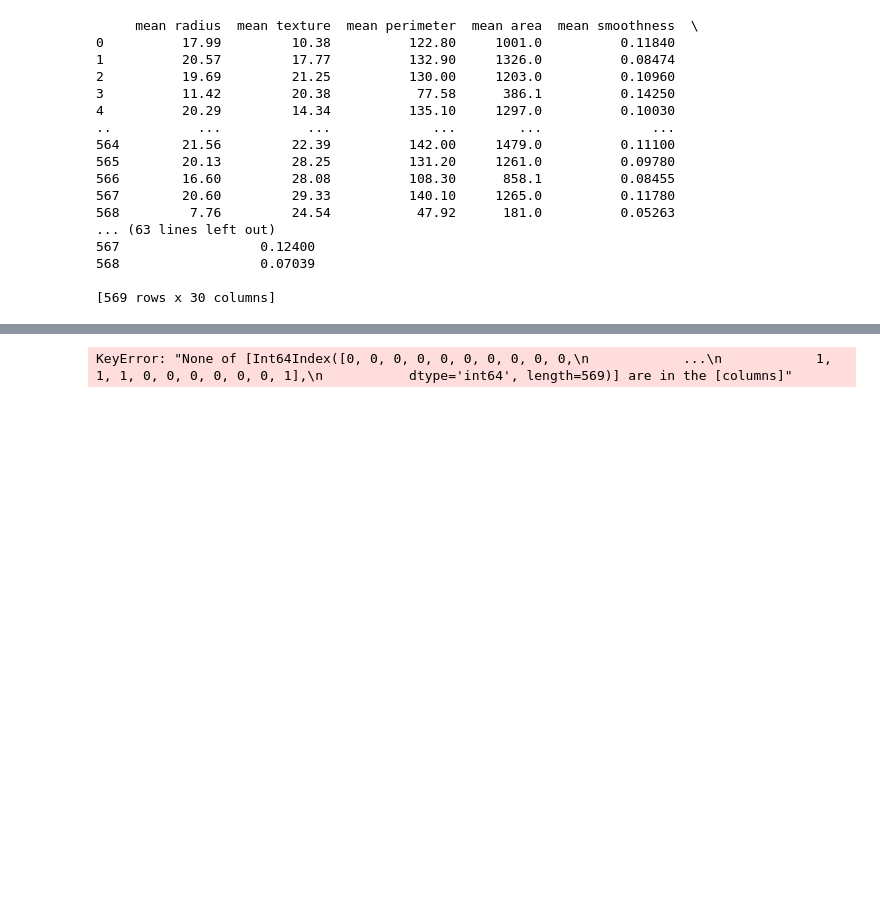
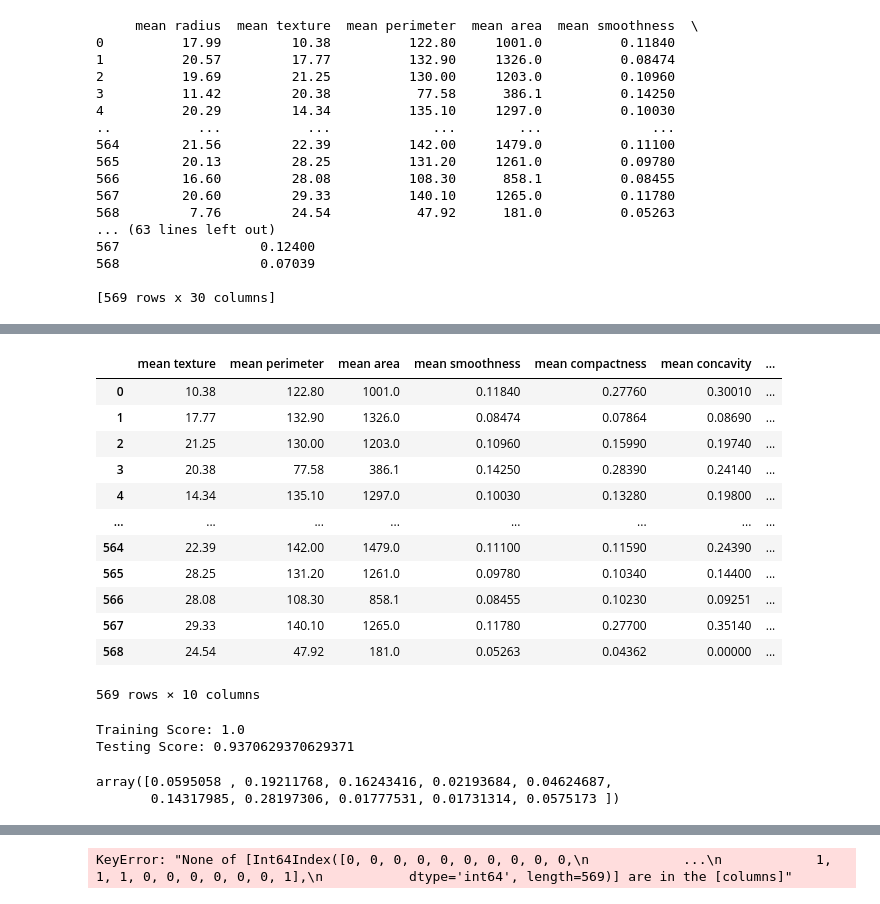
Before and after one commit to toshitorihara/Project4, a Jupyter notebook: Everett/Breast_cancer_analysis.ipynb, the cells around one changed output, grey strips where cells are left out. Drawn from its saved outputs; the diff is of its cells as text; code cells hidden in the pictures; blank space fills up the shorter version.

```diff
--- a/Everett/Breast_cancer_analysis.ipynb
+++ b/Everett/Breast_cancer_analysis.ipynb
@@ -163,0 +236,17 @@ print(df)
+# %%
+feature_means = df.iloc[:,1:11]
+feature_means
+# %% [output]
+|  | mean texture | mean perimeter | mean area | mean smoothness | mean compactness | mean concavity | ... |
+| 0 | 10.38 | 122.80 | 1001.0 | 0.11840 | 0.27760 | 0.30010 | ... |
+| 1 | 17.77 | 132.90 | 1326.0 | 0.08474 | 0.07864 | 0.08690 | ... |
+| 2 | 21.25 | 130.00 | 1203.0 | 0.10960 | 0.15990 | 0.19740 | ... |
+| 3 | 20.38 | 77.58 | 386.1 | 0.14250 | 0.28390 | 0.24140 | ... |
+| 4 | 14.34 | 135.10 | 1297.0 | 0.10030 | 0.13280 | 0.19800 | ... |
+| ... | ... | ... | ... | ... | ... | ... | ... |
+| 564 | 22.39 | 142.00 | 1479.0 | 0.11100 | 0.11590 | 0.24390 | ... |
+| 565 | 28.25 | 131.20 | 1261.0 | 0.09780 | 0.10340 | 0.14400 | ... |
+| 566 | 28.08 | 108.30 | 858.1 | 0.08455 | 0.10230 | 0.09251 | ... |
+| 567 | 29.33 | 140.10 | 1265.0 | 0.11780 | 0.27700 | 0.35140 | ... |
+| 568 | 24.54 | 47.92 | 181.0 | 0.05263 | 0.04362 | 0.00000 | ... |
+569 rows × 10 columns
@@ -163,0 +260,13 @@ print(df)
+# %%
+clf = RandomForestClassifier(random_state=1, n_estimators=500).fit(X_train_scaled, y_train)
+print(f'Training Score: {clf.score(X_train_scaled, y_train)}')
+print(f'Testing Score: {clf.score(X_test_scaled, y_test)}')
+# %% [output]
+Training Score: 1.0
+Testing Score: 0.9370629370629371
+# %%
+feature_importances = clf.feature_importances_
+feature_importances
+# %% [output]
+array([0.0595058 , 0.19211768, 0.16243416, 0.02193684, 0.04624687,
+       0.14317985, 0.28197306, 0.01777531, 0.01731314, 0.0575173 ])
```
Also changed, not shown: parts of 9 cells of this notebook.
